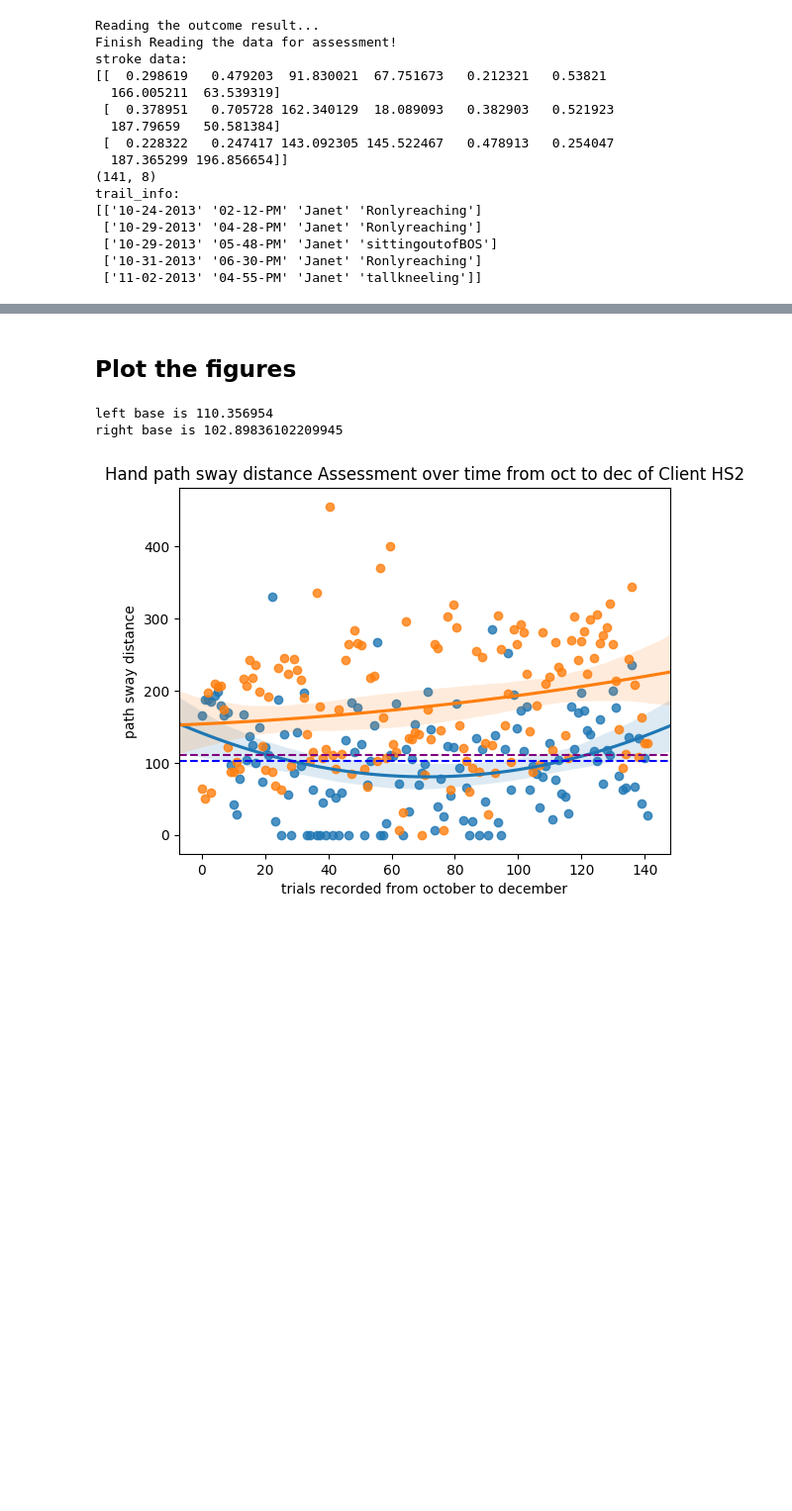
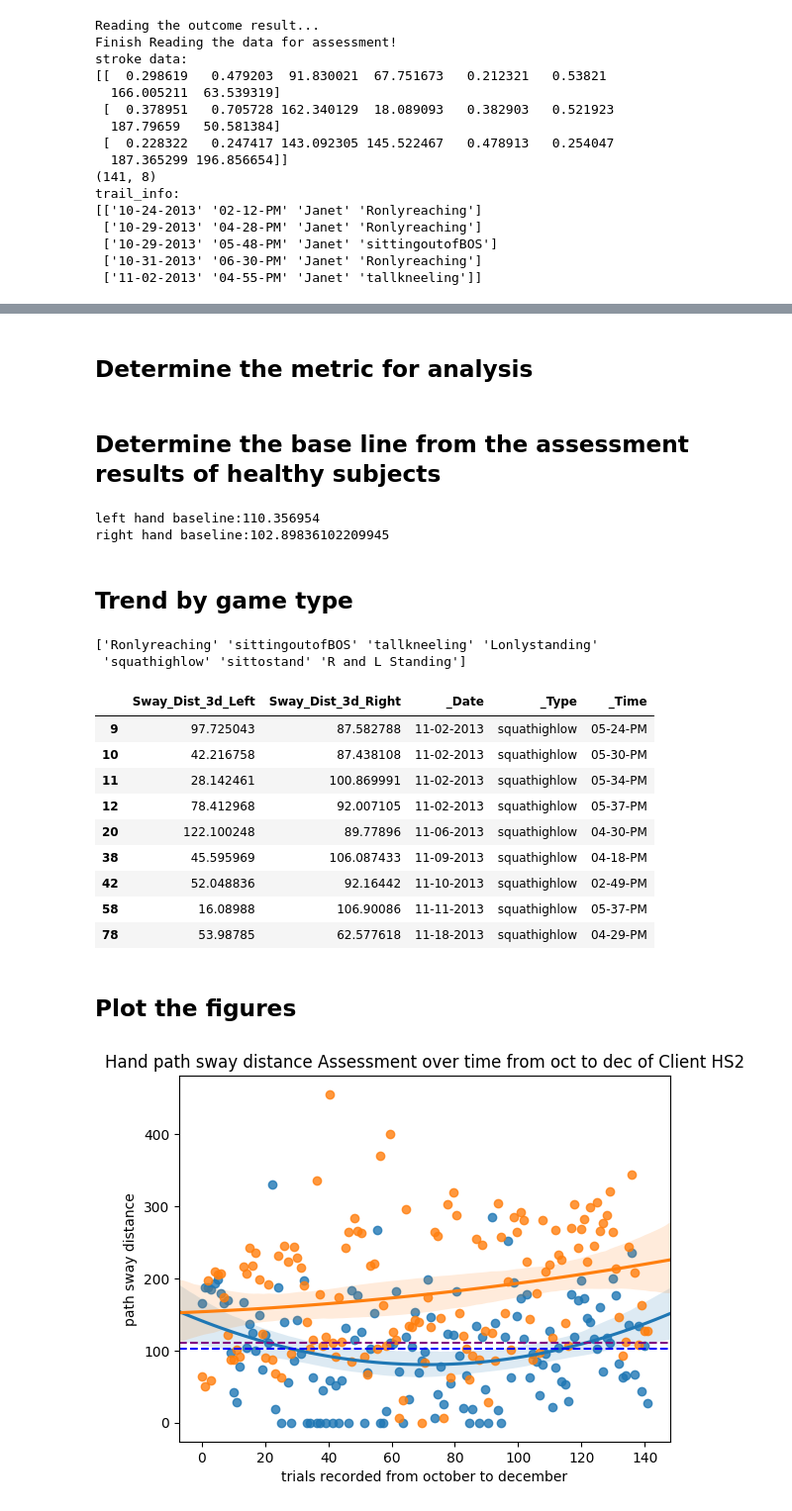
Before and after one commit to MengxuanMa2016/Data_Visualization_Python, a Jupyter notebook: Efficiency_Assessment_Results_Visualization.ipynb, the cells around one changed output, grey strips where cells are left out. Shown at 99% size. Cells and saved outputs as stored; diff of their text form; code cells hidden in the pictures; blank space fills up the shorter version.

```diff
--- a/Efficiency_Assessment_Results_Visualization.ipynb
+++ b/Efficiency_Assessment_Results_Visualization.ipynb
@@ -163,3 +183,48 @@ display(stroke_df)
+# %% [markdown]
+## Determine the metric for analysis
+# %%
+# metrics for assessing the movement efficiency
+# 'Path_Ratio_2d_Left',	'Path_Ratio_2d_Right',	'Sway_Dist_2d_Left',	'Sway_Dist_2d_Right',	'Path_Ratio_3d_Left',	'Path_Ratio_3d_Right',	'Sway_Dist_3d_Left', 'Sway_Dist_3d_Right'
+
+metric_left = 'Sway_Dist_3d_Left'
+metric_right = 'Sway_Dist_3d_Right'
+# %% [markdown]
+## Determine the base line from the assessment results of healthy subjects
+# %%
+left_baseline = health_df[metric_left].mean()
+print('left hand baseline:' +str(left_baseline))
+
+right_baseline = health_df[metric_right].mean()
+print('right hand baseline:' +str(right_baseline))
+# %% [output]
+left hand baseline:110.356954
+right hand baseline:102.89836102209945
+# %% [markdown]
+## Trend by game type
+# %%
+# list all the game types
+print(stroke_df._Type.unique())
+# %% [output]
+['Ronlyreaching' 'sittingoutofBOS' 'tallkneeling' 'Lonlystanding'
+ 'squathighlow' 'sittostand' 'R and L Standing']
+# %%
+selected_type = 'squathighlow'
+stroke_one_game = stroke_df.loc[stroke_df['_Type'] == selected_type]
+stroke_one_game = stroke_one_game[[metric_left,metric_right,'_Date','_Type','_Time']]
+stroke_one_game.sort_values(['_Date','_Time'],ascending=[True, True])
+
+display(stroke_one_game)
+# %% [output]
+|  | Sway_Dist_3d_Left | Sway_Dist_3d_Right | _Date | _Type | _Time |
+| 9 | 97.725043 | 87.582788 | 11-02-2013 | squathighlow | 05-24-PM |
+| 10 | 42.216758 | 87.438108 | 11-02-2013 | squathighlow | 05-30-PM |
+| 11 | 28.142461 | 100.869991 | 11-02-2013 | squathighlow | 05-34-PM |
+| 12 | 78.412968 | 92.007105 | 11-02-2013 | squathighlow | 05-37-PM |
+| 20 | 122.100248 | 89.77896 | 11-06-2013 | squathighlow | 04-30-PM |
+| 38 | 45.595969 | 106.087433 | 11-09-2013 | squathighlow | 04-18-PM |
+| 42 | 52.048836 | 92.16442 | 11-10-2013 | squathighlow | 02-49-PM |
+| 58 | 16.08988 | 106.90086 | 11-11-2013 | squathighlow | 05-37-PM |
+| 78 | 53.98785 | 62.577618 | 11-18-2013 | squathighlow | 04-29-PM |
 # %% [markdown]
 ## Plot the figures
 # %%
@@ -167,16 +232,6 @@ stroke_left = stroke_data[:,6]
 stroke_right = stroke_data[:,7]
 
 stroke_length = stroke_left.shape[0]
-# %%
-healthy_left = healthy_data[:,6]
-healthy_left_average = np.average(healthy_left)
-print("left base is " + str(healthy_left_average))
-healthy_right = healthy_data[:,7]
-healthy_right_average = np.average(healthy_right)
-print("right base is " + str(healthy_right_average))
-# %% [output]
-left base is 110.356954
-right base is 102.89836102209945
 # %%
 """sns log plot"""
 # pandas data frame
```
Also changed, not shown: parts of 7 cells of this notebook.
